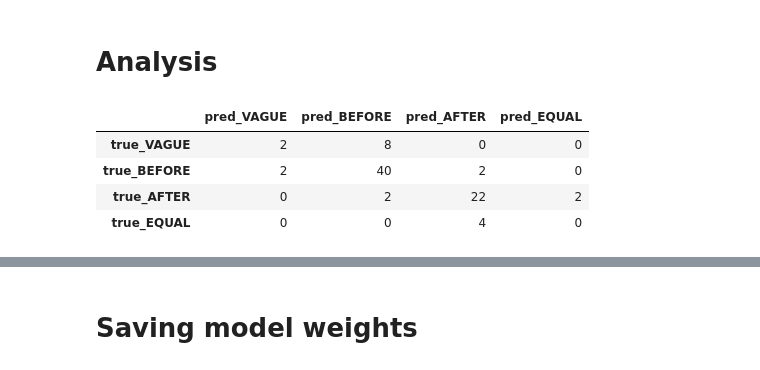
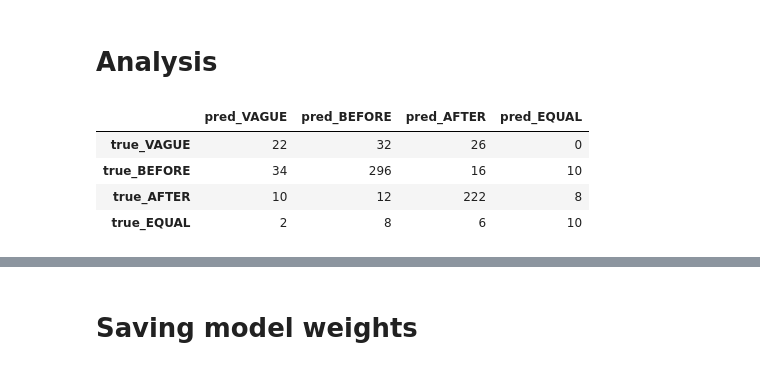
Before and after one commit to poznyakovskiy/event_extraction, a Jupyter notebook: temp_relation.ipynb, the cells around one changed output, grey strips where cells are left out. Saved outputs shown, nothing was run; the diff lists cells and outputs as text; code cells hidden in the pictures.

```diff
--- a/temp_relation.ipynb
+++ b/temp_relation.ipynb
@@ -175,14 +179,14 @@ id2relation = {i: rel for rel, i in relation2id.items()}
 
 num_labels = len(relation2id)
 
-platinum_df["relation_id"] = platinum_df["relation"].map(relation2id)
+relations_df["relation_id"] = relations_df["relation"].map(relation2id)
 # %%
 # 90% train, 5% validation, 5% test (stratified by label)
 train_df, temp_df = train_test_split(
-    platinum_df,
+    relations_df,
     test_size=0.1,
     random_state=42,
-    stratify=platinum_df["relation_id"]
+    stratify=relations_df["relation_id"]
 )
 
 val_df, test_df = train_test_split(
@@ -272,6 +276,17 @@ def train_one_epoch(model, loader, optimizer, device):
         input_ids = input_ids.to(device)
         attention_mask = attention_mask.to(device)
         labels = labels.to(device)  # (B,) long
+
+        # Keep only samples that contain both target markers
+        has_t1 = (input_ids == t1_id).any(dim=1)
+        has_t2 = (input_ids == t2_id).any(dim=1)
+        valid = has_t1 & has_t2
+        if not valid.any():
+            continue
+
+        input_ids = input_ids[valid]
+        attention_mask = attention_mask[valid]
+        labels = labels[valid]
 
         optimizer.zero_grad()
         logits = model(input_ids=input_ids, attention_mask=attention_mask)  # (B, C)
@@ -305,6 +320,17 @@ def evaluate(model, loader, device):
         attention_mask = attention_mask.to(device)
         labels = labels.to(device)
 
+        # Keep only samples that contain both target markers
+        has_t1 = (input_ids == t1_id).any(dim=1)
+        has_t2 = (input_ids == t2_id).any(dim=1)
+        valid = has_t1 & has_t2
+        if not valid.any():
+            continue
+
+        input_ids = input_ids[valid]
+        attention_mask = attention_mask[valid]
+        labels = labels[valid]
+
         logits = model(input_ids=input_ids, attention_mask=attention_mask)
         loss = loss_fn(logits, labels)
 
@@ -470,35 +491,47 @@ model.eval()
 all_preds, all_true = [], []
 
 with torch.no_grad():
     for input_ids, attention_mask, labels in test_loader:
         input_ids = input_ids.to(device)
         attention_mask = attention_mask.to(device)
+        labels = labels.to(device)
+
+        # Keep only samples that contain both target markers
+        has_t1 = (input_ids == t1_id).any(dim=1)
+        has_t2 = (input_ids == t2_id).any(dim=1)
+        valid = has_t1 & has_t2
+        if not valid.any():
+            continue
+
+        input_ids = input_ids[valid]
+        attention_mask = attention_mask[valid]
+        labels = labels[valid]
 
         logits = model(input_ids=input_ids, attention_mask=attention_mask)
         preds = torch.argmax(logits, dim=-1).cpu()
 
         all_preds.append(preds)
         all_true.append(labels)
 
 y_pred = torch.cat(all_preds).numpy()
-y_true = torch.cat(all_true).numpy()
+y_true = torch.cat(all_true).detach().cpu().numpy()
 
 # Confusion matrix (rows=true, cols=pred)
 label_ids = [0, 1, 2, 3]
 cm = confusion_matrix(y_true, y_pred, labels=label_ids)
 
 cm_df = pd.DataFrame(
     cm,
     index=[f"true_{id2relation[i]}" for i in label_ids],
     columns=[f"pred_{id2relation[i]}" for i in label_ids],
 )
 display(cm_df)
 
 test_metrics = evaluate(model, test_loader, device)
 print(f"Test Loss: {test_metrics['val_loss']:.4f} | Test F1: {test_metrics['macro_f1']:.4f} | Test Acc: {test_metrics['accuracy']:.4f}")
 # %% [output]
 |  | pred_VAGUE | pred_BEFORE | pred_AFTER | pred_EQUAL |
-| true_VAGUE | 2 | 8 | 0 | 0 |
-| true_BEFORE | 2 | 40 | 2 | 0 |
-| true_AFTER | 0 | 2 | 22 | 2 |
-| true_EQUAL | 0 | 0 | 4 | 0 |
+| true_VAGUE | 22 | 32 | 26 | 0 |
+| true_BEFORE | 34 | 296 | 16 | 10 |
+| true_AFTER | 10 | 12 | 222 | 8 |
+| true_EQUAL | 2 | 8 | 6 | 10 |
```
Also changed, not shown: parts of 12 cells of this notebook, 1 other file.
